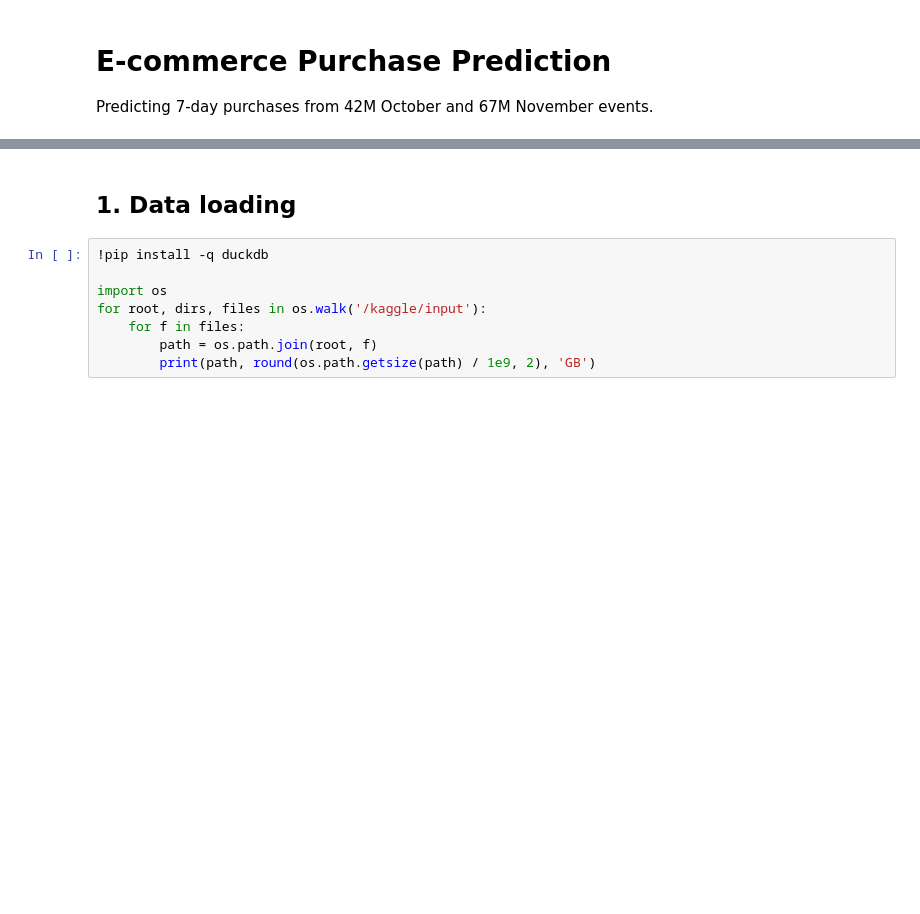
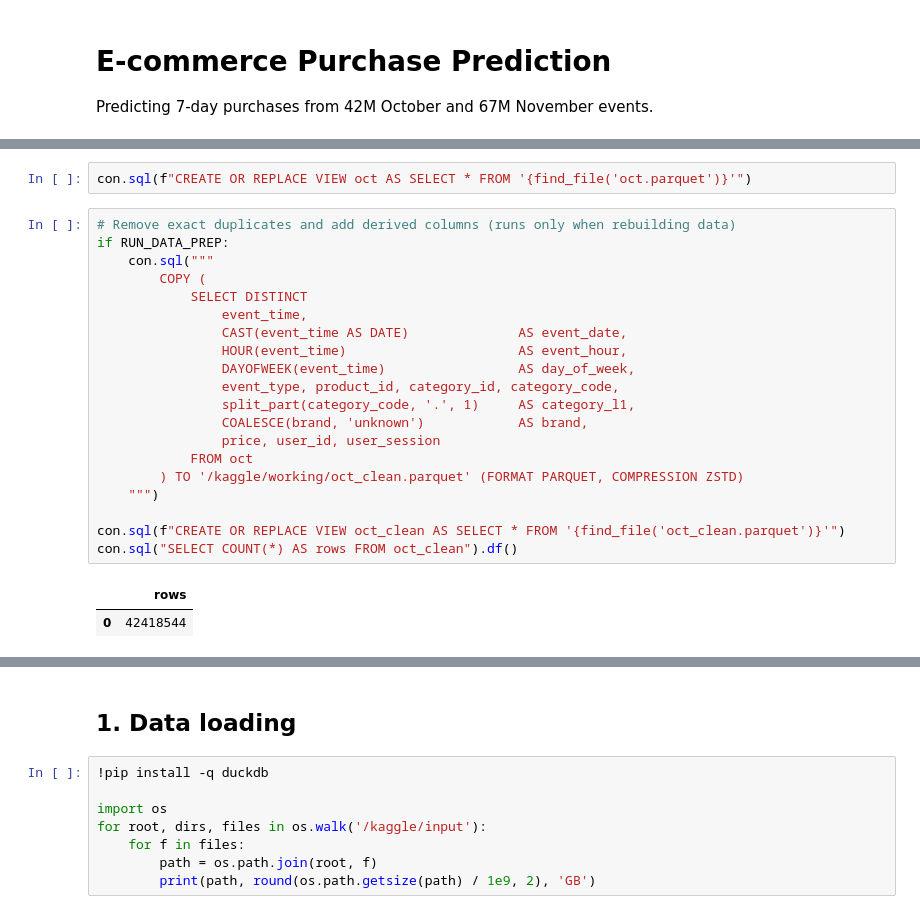
Before and after one commit to LindaZhao-neu/ecommerce-purchase-prediction, a Jupyter notebook: notebooks/purchase_prediction.ipynb, the cells around one changed output, grey strips where cells are left out. Drawn from its saved outputs; the diff is of its cells as text; blank space fills up the shorter version.

Commit message:
Load cleaned data from Kaggle dataset to skip CSV reprocessing

```diff
--- a/notebooks/purchase_prediction.ipynb
+++ b/notebooks/purchase_prediction.ipynb
@@ -3,0 +55,25 @@ Predicting 7-day purchases from 42M October and 67M November events.
+# %%
+con.sql(f"CREATE OR REPLACE VIEW oct AS SELECT * FROM '{find_file('oct.parquet')}'")
+# %%
+# Remove exact duplicates and add derived columns (runs only when rebuilding data)
+if RUN_DATA_PREP:
+    con.sql("""
+        COPY (
+            SELECT DISTINCT
+                event_time,
+                CAST(event_time AS DATE)              AS event_date,
+                HOUR(event_time)                      AS event_hour,
+                DAYOFWEEK(event_time)                 AS day_of_week,
+                event_type, product_id, category_id, category_code,
+                split_part(category_code, '.', 1)     AS category_l1,
+                COALESCE(brand, 'unknown')            AS brand,
+                price, user_id, user_session
+            FROM oct
+        ) TO '/kaggle/working/oct_clean.parquet' (FORMAT PARQUET, COMPRESSION ZSTD)
+    """)
+
+con.sql(f"CREATE OR REPLACE VIEW oct_clean AS SELECT * FROM '{find_file('oct_clean.parquet')}'")
+con.sql("SELECT COUNT(*) AS rows FROM oct_clean").df()
+# %% [output]
+|  | rows |
+| 0 | 42418544 |
```
Also changed, not shown: parts of 7 cells of this notebook.
